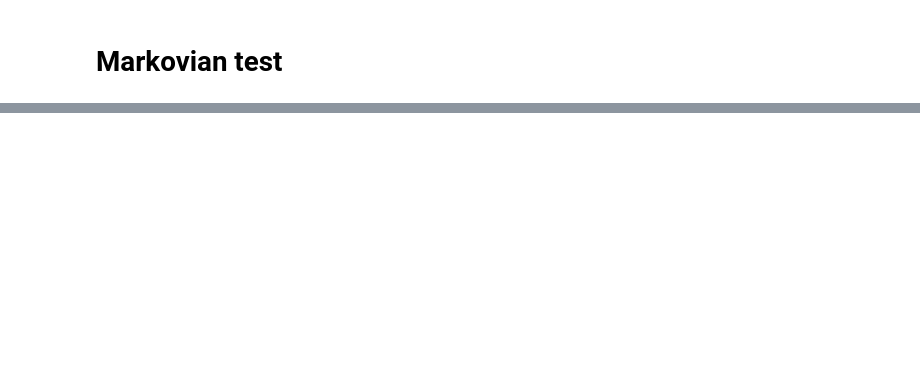
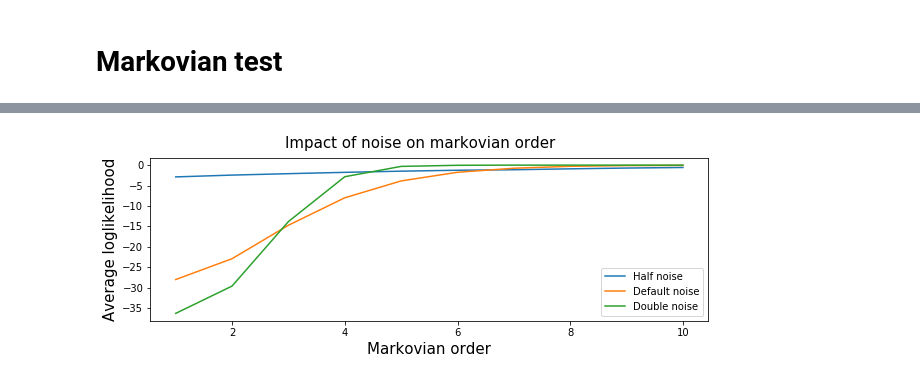
Before and after one commit to sjonany/replication_recanatesi_2015, a Jupyter notebook: markov_test.ipynb, the cells around one changed output, grey strips where cells are left out. Drawn from its saved outputs; the diff is of its cells as text; code cells hidden in the pictures; blank space fills up the shorter version.

```diff
--- a/markov_test.ipynb
+++ b/markov_test.ipynb
@@ -33,0 +49,11 @@ plot_lls("sequences/seq_default_2.txt")
+# %%
+seq_name_to_file = {
+  "Half noise":"sequences/seq_halfNoise.txt",
+  "Default noise": "sequences/seq_default.txt",
+  "Double noise": "sequences/seq_doubleNoise.txt"
+}
+fig = plot_lls(seq_name_to_file)
+fig.suptitle("Impact of noise on markovian order", fontsize=FONTSIZE)
+_ = _
+# %% [output]
+[figure, added]
```
Also changed, not shown: parts of 6 cells of this notebook, 1 other file.
